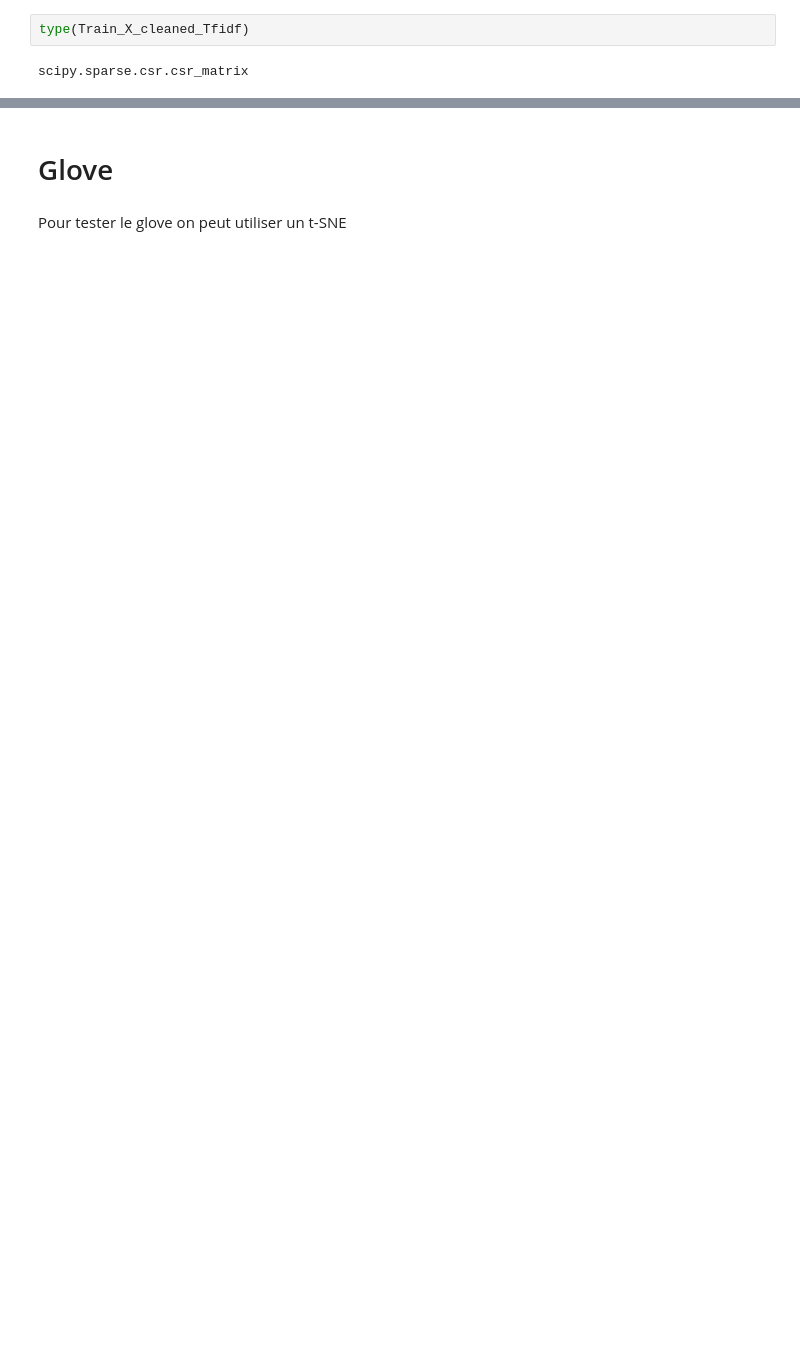
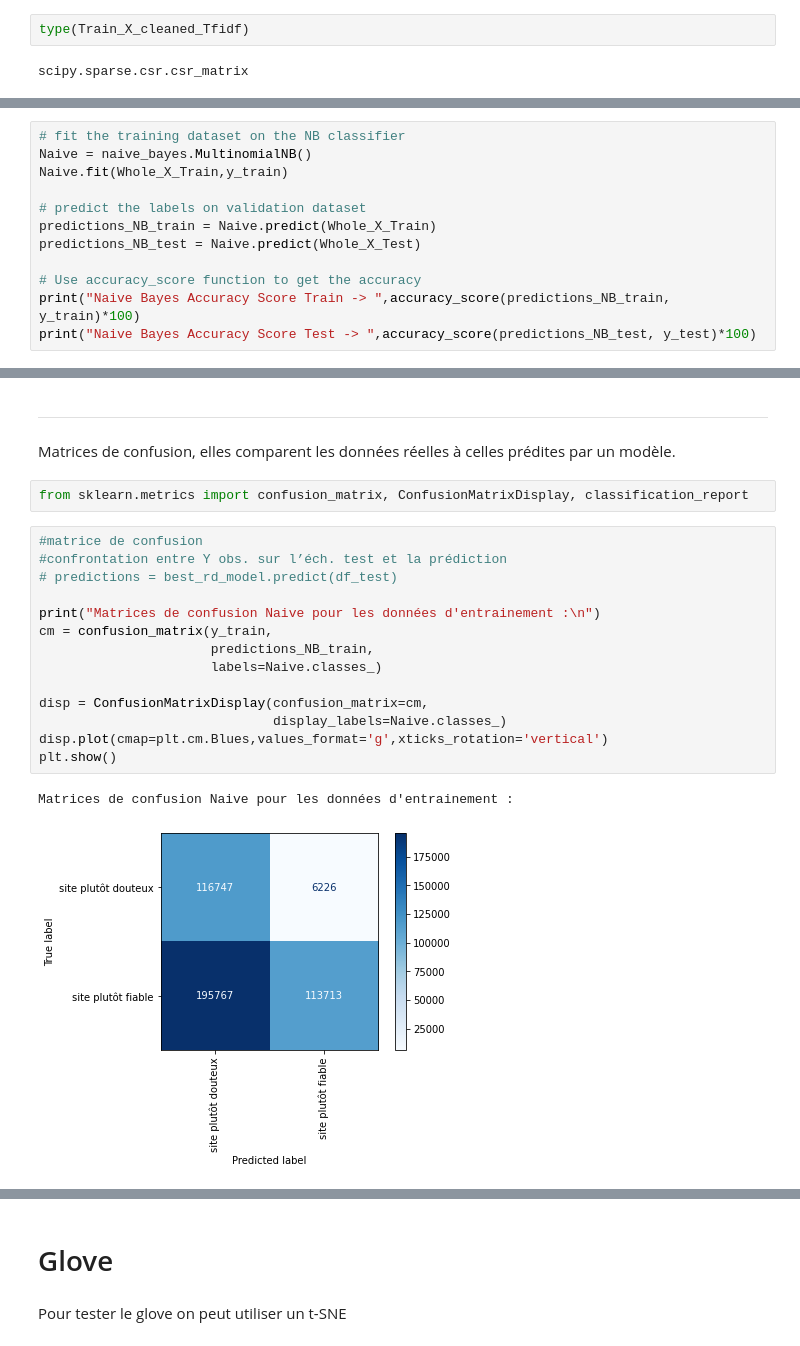
Before and after one commit to anjunjin/PFE-ING3-IA, a Jupyter notebook: Représentation_du_texte.ipynb, the cells around one changed output, grey strips where cells are left out. Cells and saved outputs as stored; diff of their text form; blank space fills up the shorter version.

```diff
--- a/Représentation_du_texte.ipynb
+++ b/Représentation_du_texte.ipynb
@@ -665,0 +346,12 @@ plt.show()"""
+# %%
+# fit the training dataset on the NB classifier
+Naive = naive_bayes.MultinomialNB()
+Naive.fit(Whole_X_Train,y_train)
+
+# predict the labels on validation dataset
+predictions_NB_train = Naive.predict(Whole_X_Train)
+predictions_NB_test = Naive.predict(Whole_X_Test)
+
+# Use accuracy_score function to get the accuracy
+print("Naive Bayes Accuracy Score Train -> ",accuracy_score(predictions_NB_train, y_train)*100)
+print("Naive Bayes Accuracy Score Test -> ",accuracy_score(predictions_NB_test, y_test)*100)
@@ -665,0 +419,25 @@ plt.show()"""
+# %% [markdown]
+
+
+---
+# %% [markdown]
+Matrices de confusion, elles comparent les données réelles à celles prédites par un modèle.
+# %%
+from sklearn.metrics import confusion_matrix, ConfusionMatrixDisplay, classification_report
+# %%
+#matrice de confusion
+#confrontation entre Y obs. sur l’éch. test et la prédiction
+# predictions = best_rd_model.predict(df_test)
+
+print("Matrices de confusion Naive pour les données d'entrainement :\n")
+cm = confusion_matrix(y_train,
+                      predictions_NB_train,
+                      labels=Naive.classes_)
+
+disp = ConfusionMatrixDisplay(confusion_matrix=cm,
+                              display_labels=Naive.classes_)
+disp.plot(cmap=plt.cm.Blues,values_format='g',xticks_rotation='vertical')
+plt.show()
+# %% [output]
+Matrices de confusion Naive pour les données d'entrainement :
+[figure, added]
```
Also changed, not shown: parts of 166 cells of this notebook.
